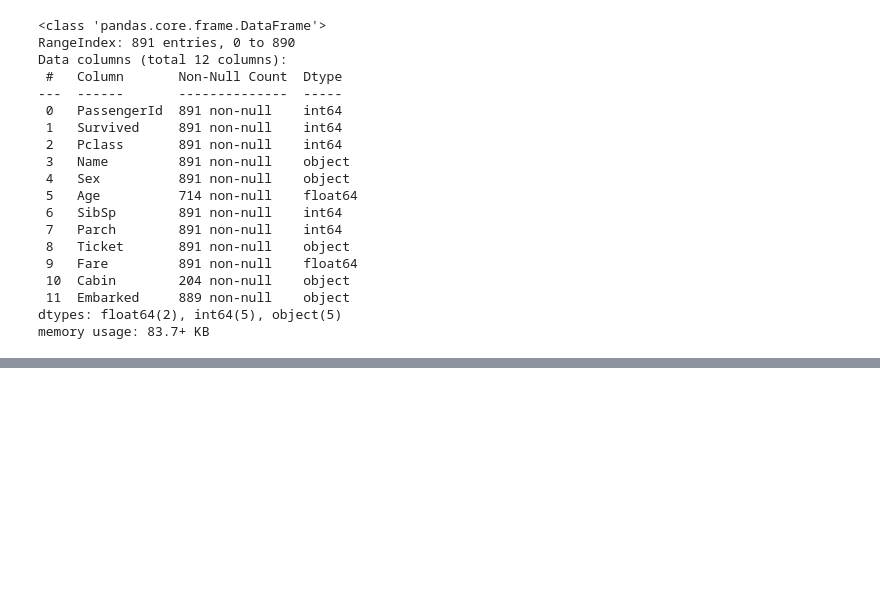
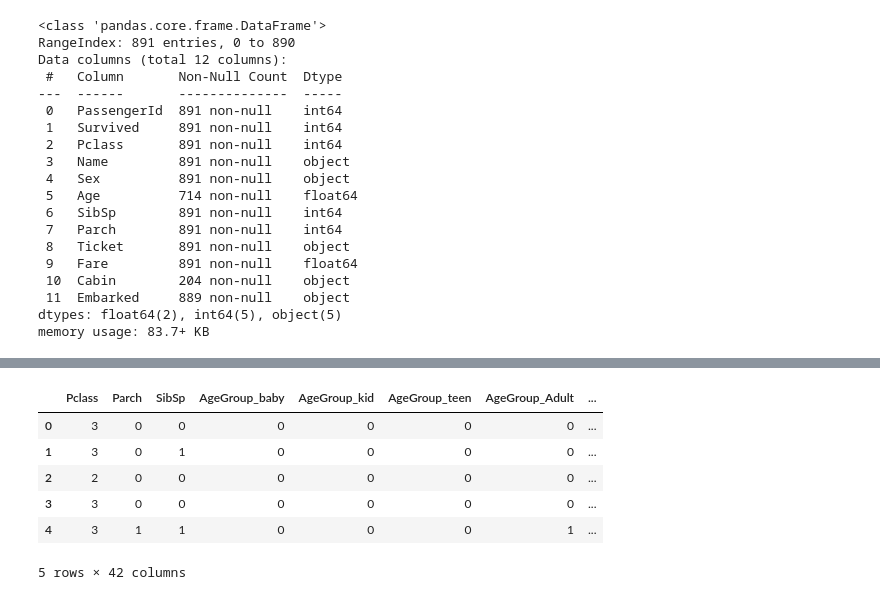
Before and after one commit to Thanked93/kaggle-titanic, a Jupyter notebook: Solution.ipynb, the cells around one changed output, grey strips where cells are left out. Cells and saved outputs as stored; diff of their text form; code cells hidden in the pictures; blank space fills up the shorter version.

```diff
--- a/Solution.ipynb
+++ b/Solution.ipynb
@@ -145,7 +83,11 @@ from sklearn.model_selection import cross_val_score
 # %%
 from sklearn.model_selection import train_test_split
 from sklearn.metrics import classification_report
-x_train = pd.get_dummies(train_df[["AgeGroup","Pclass","Fare","Sex"]])
-y_train = train_df["Survived"]
-
-X_train, X_test, Y_train, Y_test = train_test_split(x_train, y_train, test_size=0.2, random_state=21)
+#create dummy data for the features
+full = pd.get_dummies(main[["AgeGroup","Title","Pclass","Sex","Embarked","Parch","SibSp","FareGroup"]])
+#Splitting the datasets
+train_df = full.iloc[0:890]
+test_df = full.iloc[891:]
+# train dataset
+y_train = main.Survived.iloc[0:890]
+X_train, X_test, Y_train, Y_test = train_test_split(train_df, y_train, test_size=0.35, random_state=21)
@@ -172 +155,12 @@ pred = rfc_model.predict(solution)
+# %%
+# Creating submit data set
+test_df.head()
+# %% [output]
+|  | Pclass | Parch | SibSp | AgeGroup_baby | AgeGroup_kid | AgeGroup_teen | AgeGroup_Adult | ... |
+| 0 | 3 | 0 | 0 | 0 | 0 | 0 | 0 | ... |
+| 1 | 3 | 0 | 1 | 0 | 0 | 0 | 0 | ... |
+| 2 | 2 | 0 | 0 | 0 | 0 | 0 | 0 | ... |
+| 3 | 3 | 0 | 0 | 0 | 0 | 0 | 0 | ... |
+| 4 | 3 | 1 | 1 | 0 | 0 | 0 | 1 | ... |
+5 rows × 42 columns
 # %%
```
Also changed, not shown: parts of 17 cells of this notebook, 1 other file.
